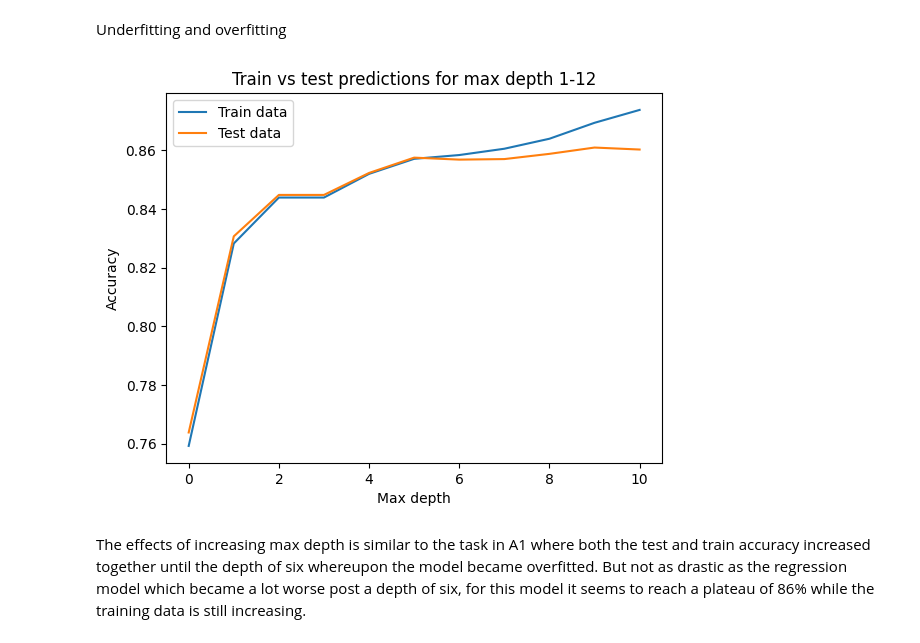
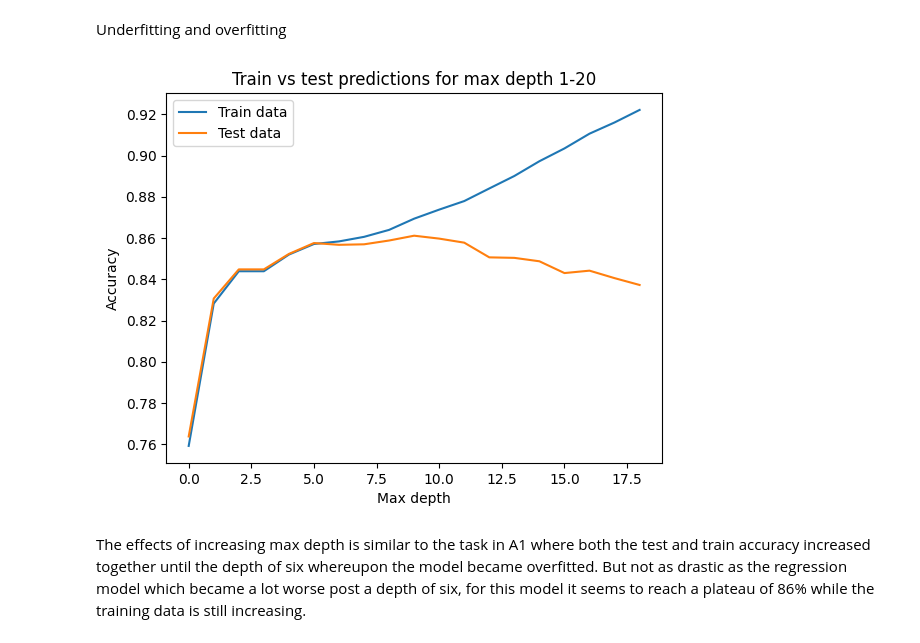
Before and after one commit to Timazqu/A2_DIT867, a Jupyter notebook: A2_DIT867.ipynb, the cells around one changed output. Saved outputs shown, nothing was run; the diff lists cells and outputs as text; code cells hidden in the pictures.

```diff
--- a/A2_DIT867.ipynb
+++ b/A2_DIT867.ipynb
@@ -55,7 +55,7 @@ accuracy_score(y_train, train_preds)
 clf_scores = []
 
 # Test a range of max depth
-for i in range(1, 12):
+for i in range(1, 20):
     clf_model = DecisionTreeClassifier(max_depth=i)
     clf_model.fit(x_train_encoded, y_train)
     train_score = accuracy_score(y_train, clf_model.predict(x_train_encoded))
@@ -66,12 +66,12 @@ Underfitting and overfitting
 # %%
 plt.plot(clf_scores)
 plt.legend(["Train data", "Test data"])
-plt.title("Train vs test predictions for max depth 1-12")
+plt.title("Train vs test predictions for max depth 1-20")
 plt.xlabel("Max depth")
 plt.ylabel("Accuracy")
 plt.show()
 # %% [output]
-[figure, old version]
+[figure, new version]
 # %% [markdown]
 The effects of increasing max depth is similar to the task in A1 where both the test and train accuracy increased together until the depth of six whereupon the model became overfitted. But not as drastic as the regression model which became a lot worse post a depth of six, for this model it seems to reach a plateau of 86% while the training data is still increasing.
 # %%
```
Also changed, not shown: parts of 6 cells of this notebook.
